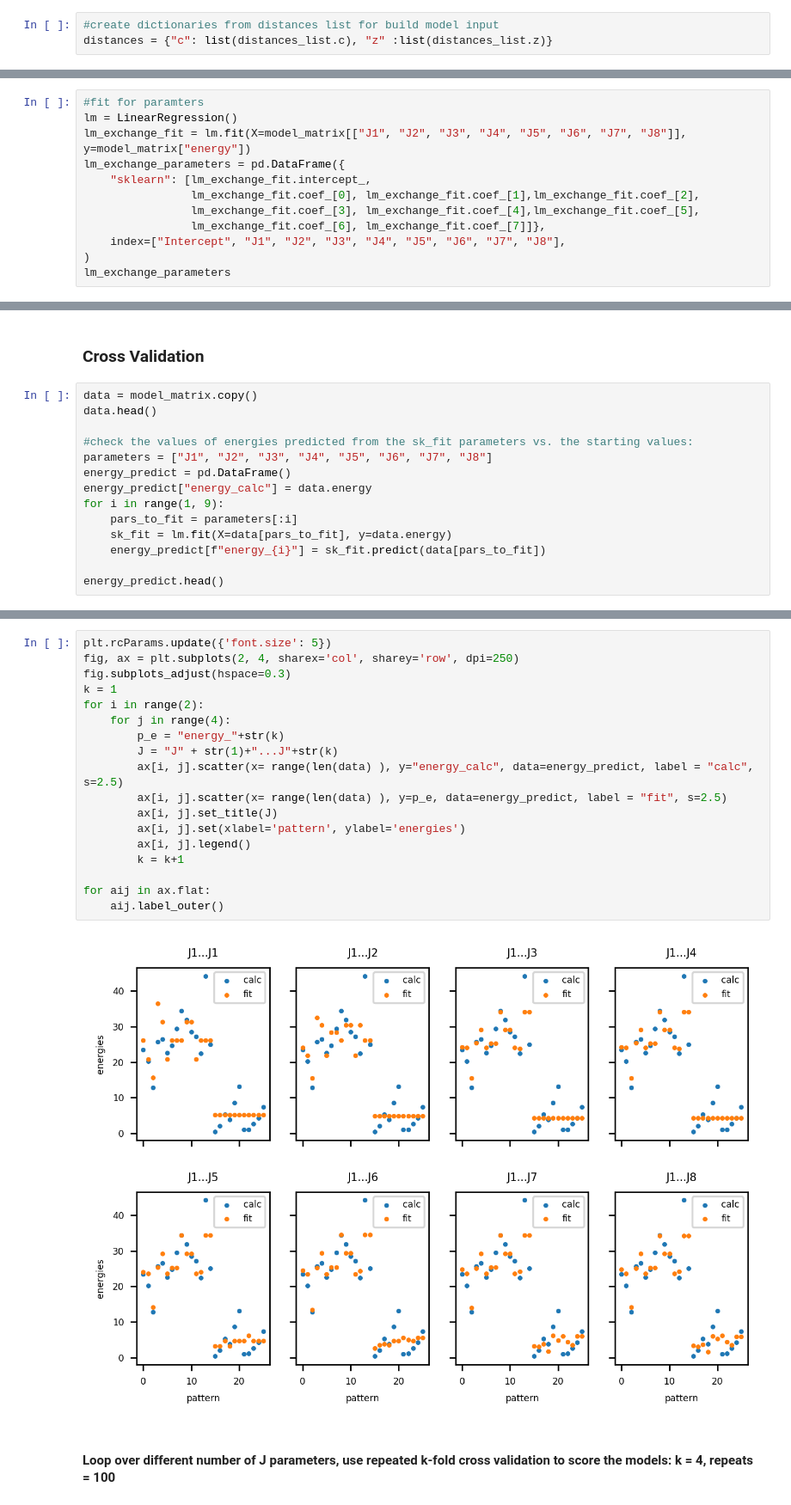
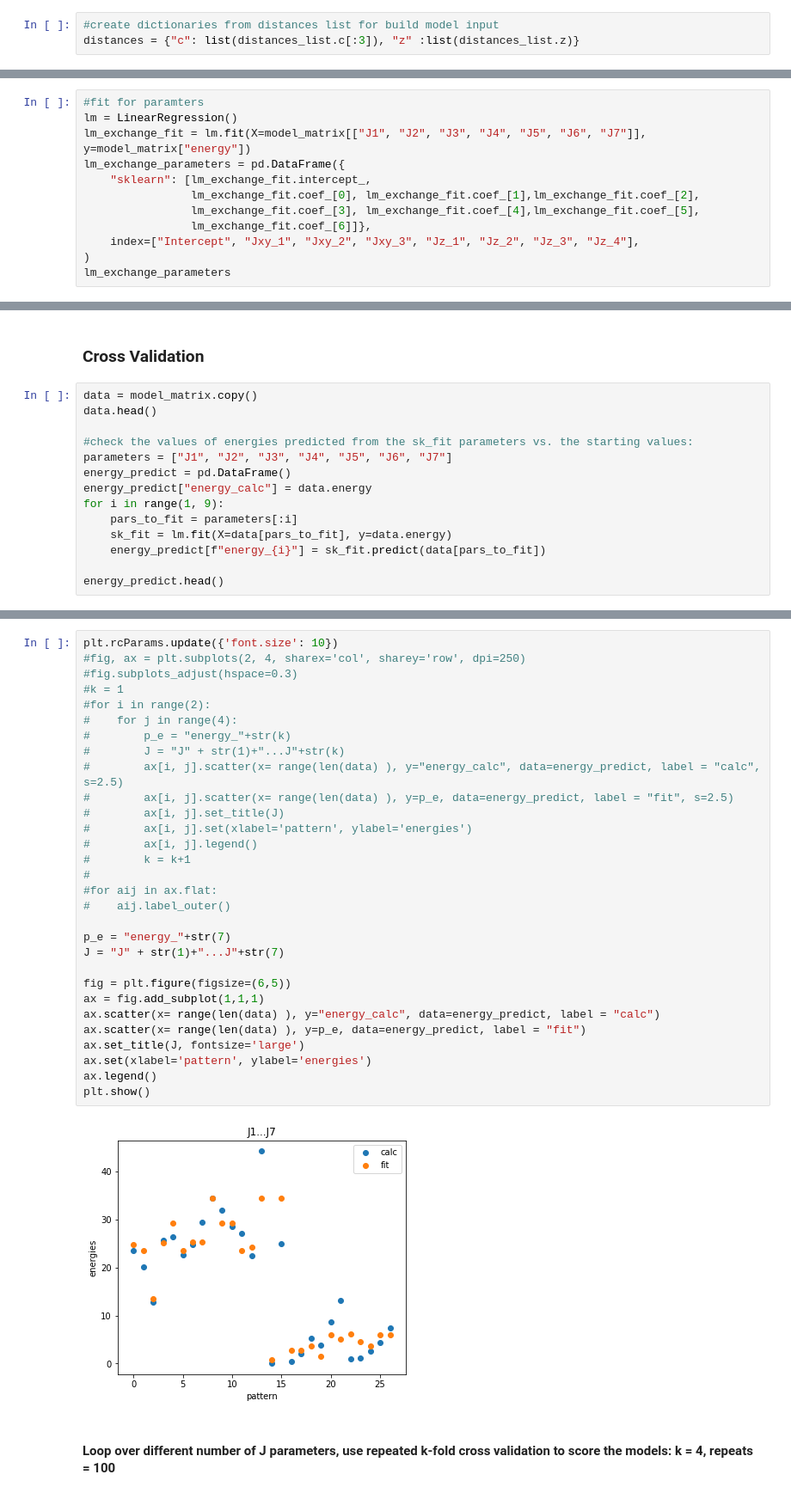
Before and after one commit to Mason-DataMaterials/spyns, a Jupyter notebook: MnAu2/mn8au16_exchange_parameter_calculations.ipynb, the cells around one changed output, grey strips where cells are left out. Shown: that part at 86% size. Drawn from its saved outputs; the diff is of its cells as text.

```diff
--- a/MnAu2/mn8au16_exchange_parameter_calculations.ipynb
+++ b/MnAu2/mn8au16_exchange_parameter_calculations.ipynb
@@ -132,7 +132,7 @@ neighbor_data_c = count_neighbors(cell_structure=c_struc, r=18.0)
 neighbor_data_z = count_neighbors(cell_structure=z_struc, r=18.0)
 # %%
 #create dictionaries from distances list for build model input
-distances = {"c": list(distances_list.c), "z" :list(distances_list.z)}
+distances = {"c": list(distances_list.c[:3]), "z" :list(distances_list.z)}
 # %%
 exchange_model_c = build_model(magnetic_patterns=c_patterns,
                                 neighbor_data=neighbor_data_c,
@@ -224,13 +251,13 @@ model_matrix.head()
 # %%
 #fit for paramters
 lm = LinearRegression()
-lm_exchange_fit = lm.fit(X=model_matrix[["J1", "J2", "J3", "J4", "J5", "J6", "J7", "J8"]], y=model_matrix["energy"])
+lm_exchange_fit = lm.fit(X=model_matrix[["J1", "J2", "J3", "J4", "J5", "J6", "J7"]], y=model_matrix["energy"])
 lm_exchange_parameters = pd.DataFrame({
     "sklearn": [lm_exchange_fit.intercept_,
                 lm_exchange_fit.coef_[0], lm_exchange_fit.coef_[1],lm_exchange_fit.coef_[2],
                 lm_exchange_fit.coef_[3], lm_exchange_fit.coef_[4],lm_exchange_fit.coef_[5],
-                lm_exchange_fit.coef_[6], lm_exchange_fit.coef_[7]]},
-    index=["Intercept", "J1", "J2", "J3", "J4", "J5", "J6", "J7", "J8"],
+                lm_exchange_fit.coef_[6]]},
+    index=["Intercept", "Jxy_1", "Jxy_2", "Jxy_3", "Jz_1", "Jz_2", "Jz_3", "Jz_4"],
 )
 lm_exchange_parameters
 # %% [output]
@@ -251,7 +277,7 @@ data = model_matrix.copy()
 data.head()
 
 #check the values of energies predicted from the sk_fit parameters vs. the starting values:
-parameters = ["J1", "J2", "J3", "J4", "J5", "J6", "J7", "J8"]
+parameters = ["J1", "J2", "J3", "J4", "J5", "J6", "J7"]
 energy_predict = pd.DataFrame()
 energy_predict["energy_calc"] = data.energy
 for i in range(1, 9):
@@ -270,23 +296,35 @@ energy_predict.head()
 # %%
-plt.rcParams.update({'font.size': 5})
-fig, ax = plt.subplots(2, 4, sharex='col', sharey='row', dpi=250)
-fig.subplots_adjust(hspace=0.3)
-k = 1
-for i in range(2):
-    for j in range(4):
-        p_e = "energy_"+str(k)
-        J = "J" + str(1)+"...J"+str(k)
-        ax[i, j].scatter(x= range(len(data) ), y="energy_calc", data=energy_predict, label = "calc", s=2.5)
-        ax[i, j].scatter(x= range(len(data) ), y=p_e, data=energy_predict, label = "fit", s=2.5)
-        ax[i, j].set_title(J)
-        ax[i, j].set(xlabel='pattern', ylabel='energies')
-        ax[i, j].legend()
-        k = k+1
+plt.rcParams.update({'font.size': 10})
+#fig, ax = plt.subplots(2, 4, sharex='col', sharey='row', dpi=250)
+#fig.subplots_adjust(hspace=0.3)
+#k = 1
+#for i in range(2):
+#    for j in range(4):
+#        p_e = "energy_"+str(k)
+#        J = "J" + str(1)+"...J"+str(k)
+#        ax[i, j].scatter(x= range(len(data) ), y="energy_calc", data=energy_predict, label = "calc", s=2.5)
+#        ax[i, j].scatter(x= range(len(data) ), y=p_e, data=energy_predict, label = "fit", s=2.5)
+#        ax[i, j].set_title(J)
+#        ax[i, j].set(xlabel='pattern', ylabel='energies')
+#        ax[i, j].legend()
+#        k = k+1
+#
+#for aij in ax.flat:
+#    aij.label_outer()
 
-for aij in ax.flat:
-    aij.label_outer()
+p_e = "energy_"+str(7)
+J = "J" + str(1)+"...J"+str(7)
+
+fig = plt.figure(figsize=(6,5))
+ax = fig.add_subplot(1,1,1)
+ax.scatter(x= range(len(data) ), y="energy_calc", data=energy_predict, label = "calc")
+ax.scatter(x= range(len(data) ), y=p_e, data=energy_predict, label = "fit")
+ax.set_title(J, fontsize='large')
+ax.set(xlabel='pattern', ylabel='energies')
+ax.legend()
+plt.show()
 # %% [output]
-[figure, old version]
+[figure, new version]
 # %% [markdown]
 #### Loop over  different number of J parameters, use repeated k-fold cross validation to score the models: k = 4, repeats = 100
 # %%
```
Also changed, not shown: parts of 12 cells of this notebook.
